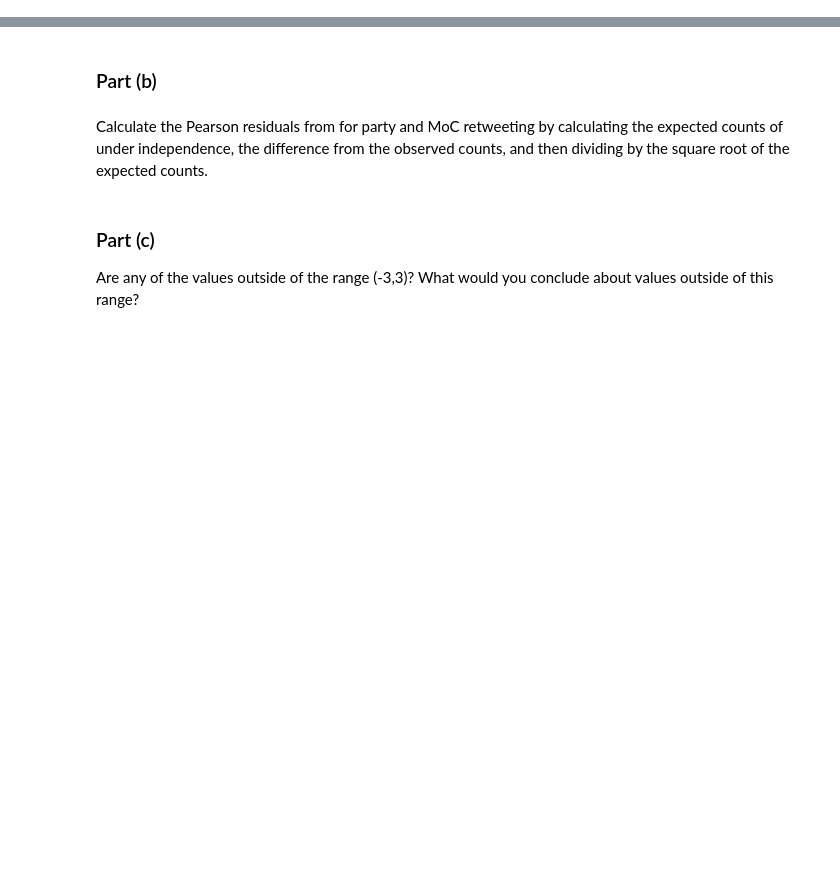
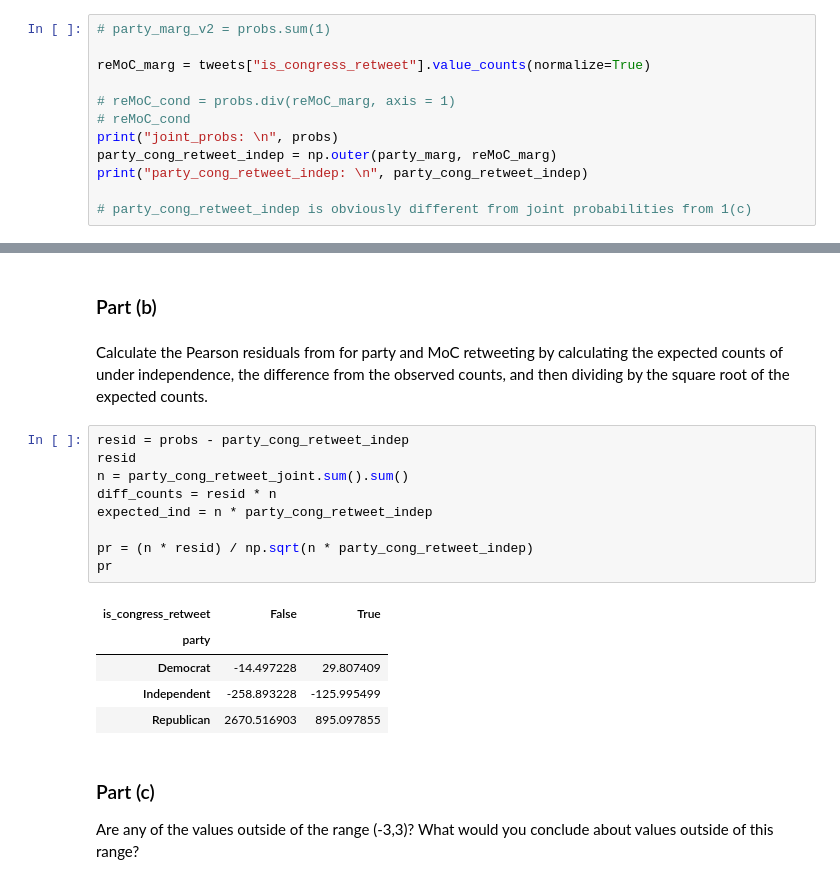
Before and after one commit to painterV/some_coding, a Jupyter notebook: homework05.ipynb, the cells around one changed output, grey strips where cells are left out. Saved outputs shown, nothing was run; the diff lists cells and outputs as text; blank space fills up the shorter version.

```diff
--- a/homework05.ipynb
+++ b/homework05.ipynb
@@ -184,3 +195,15 @@ If party and rewteeting a MoC are independent in the population you described in
 Create the probabilities we would expect to see if party and MoC retweeting were independent (call this table `"party_cong_retweet_indep"`). Recall the function `np.outer` is useful for this purpose.
 
 Display this table and comment if it looks like the table of joint probabilities from 1(c).
+# %%
+# party_marg_v2 = probs.sum(1)
+
+reMoC_marg = tweets["is_congress_retweet"].value_counts(normalize=True)
+
+# reMoC_cond = probs.div(reMoC_marg, axis = 1)
+# reMoC_cond
+print("joint_probs: \n", probs)
+party_cong_retweet_indep = np.outer(party_marg, reMoC_marg)
+print("party_cong_retweet_indep: \n", party_cong_retweet_indep)
+
+# party_cong_retweet_indep is obviously different from joint probabilities from 1(c)
@@ -196,6 +244,21 @@ In your own words, describe a hypothesis test. Make sure to define the null hypo
 ### Part (b)
 # %% [markdown]
 Calculate the Pearson residuals from for party and MoC retweeting by calculating the expected counts of under independence, the difference from the observed counts, and then dividing by the square root of the expected counts.
+# %%
+resid = probs - party_cong_retweet_indep
+resid
+n = party_cong_retweet_joint.sum().sum()
+diff_counts = resid * n
+expected_ind = n * party_cong_retweet_indep
+
+pr = (n * resid) / np.sqrt(n * party_cong_retweet_indep)
+pr
+# %% [output]
+| is_congress_retweet | False | True |
+| party |  |  |
+| Democrat | -14.497228 | 29.807409 |
+| Independent | -258.893228 | -125.995499 |
+| Republican | 2670.516903 | 895.097855 |
 # %% [markdown]
 ### Part (c)
 
```
Also changed, not shown: parts of 21 cells of this notebook.
